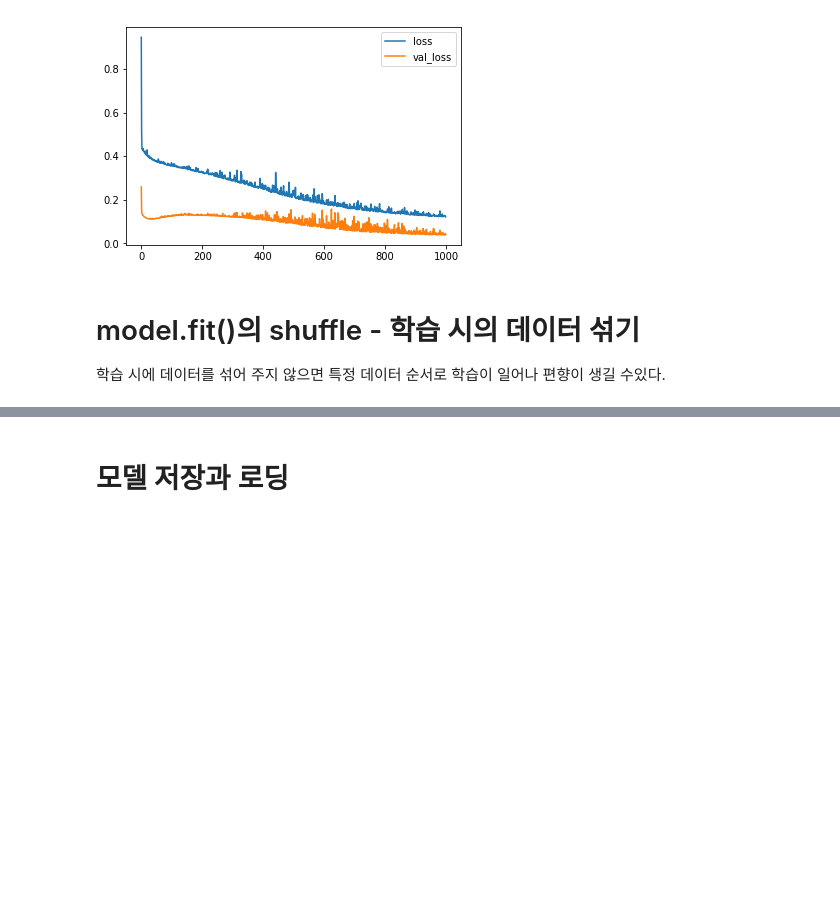
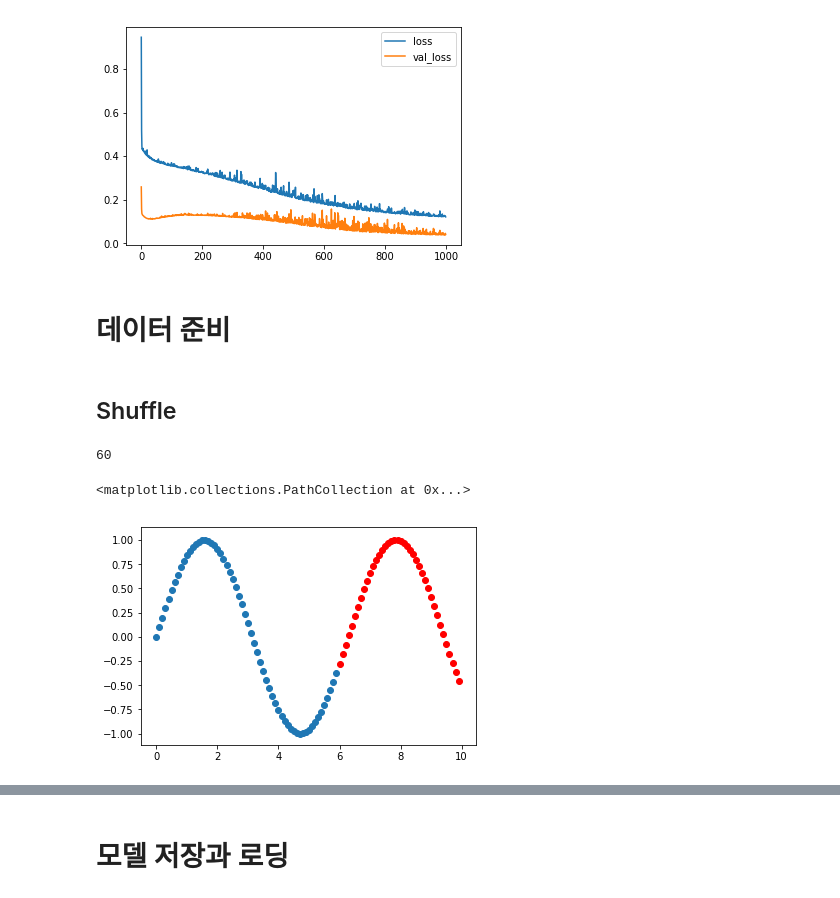
Before and after one commit to dhrim/opensw_camp_2020, a Jupyter notebook: material/deep_learning/dnn_in_keras_shortly.ipynb, the cells around one changed output, grey strips where cells are left out. Saved outputs shown, nothing was run; the diff lists cells and outputs as text; code cells hidden in the pictures; blank space fills up the shorter version.

```diff
--- a/material/deep_learning/dnn_in_keras_shortly.ipynb
+++ b/material/deep_learning/dnn_in_keras_shortly.ipynb
@@ -667,7 +708,3 @@ plt.legend()
 # %% [output]
 <matplotlib.legend.Legend at 0x...>
 [figure]
-# %% [markdown]
-# model.fit()의 shuffle - 학습 시의 데이터 섞기
-
-학습 시에 데이터를 섞어 주지 않으면 특정 데이터 순서로 학습이 일어나 편향이 생길 수있다.
@@ -676,3 +711,24 @@ plt.legend()
+# %% [markdown]
+# 데이터 준비
+# %% [markdown]
+## Shuffle
+# %%
+x = np.arange(0,10,0.1)
+# np.random.shuffle(x) # COMMENTED
+y = np.sin(x)
+
+split_index = int(x.shape[0]*0.6)
+print(split_index)
+
+train_x, test_x = x[:split_index], x[split_index:]
+train_y, test_y = y[:split_index], y[split_index:]
+
+plt.scatter(train_x, train_y)
+plt.scatter(test_x, test_y, color="r")
+# %% [output]
+60
+<matplotlib.collections.PathCollection at 0x...>
+[figure, added]
 # %%
 model = keras.Sequential()
 model.add(Dense(10, activation='tanh', input_shape=(1,)))
```
Also changed, not shown: parts of 33 cells of this notebook, 4 other files.
